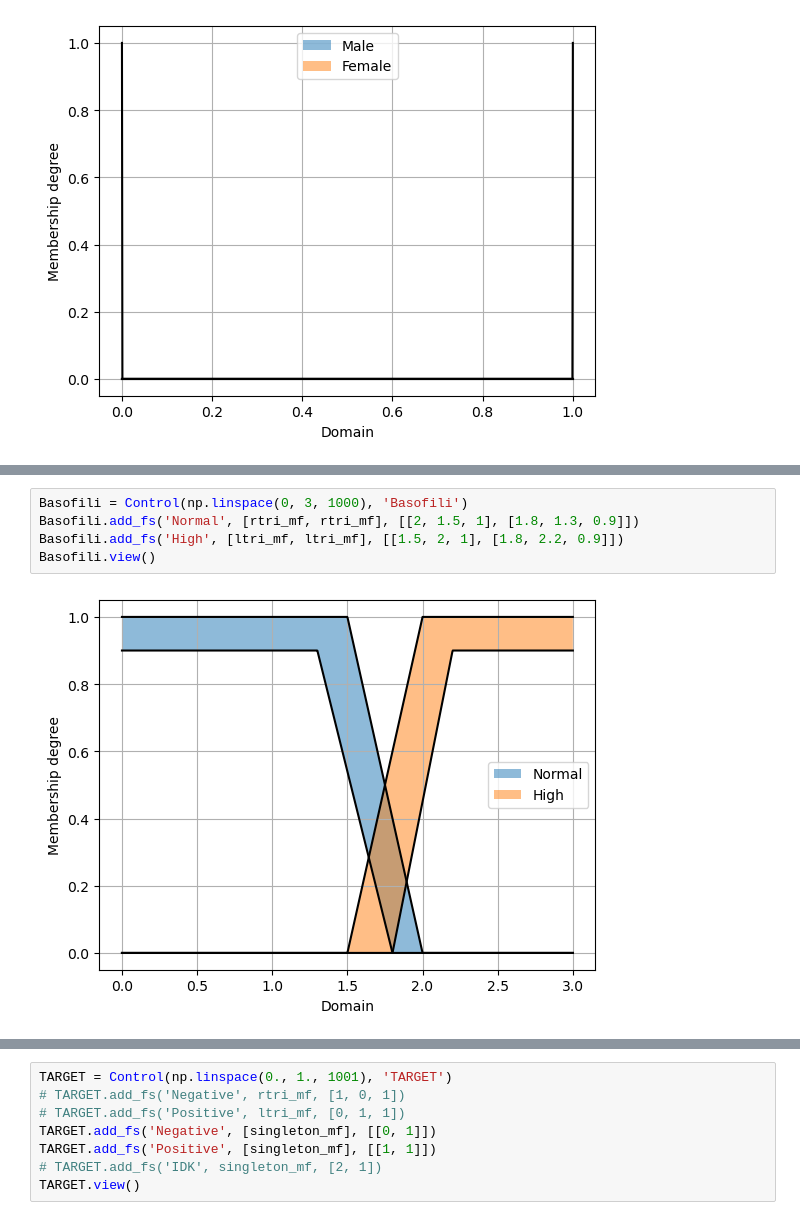
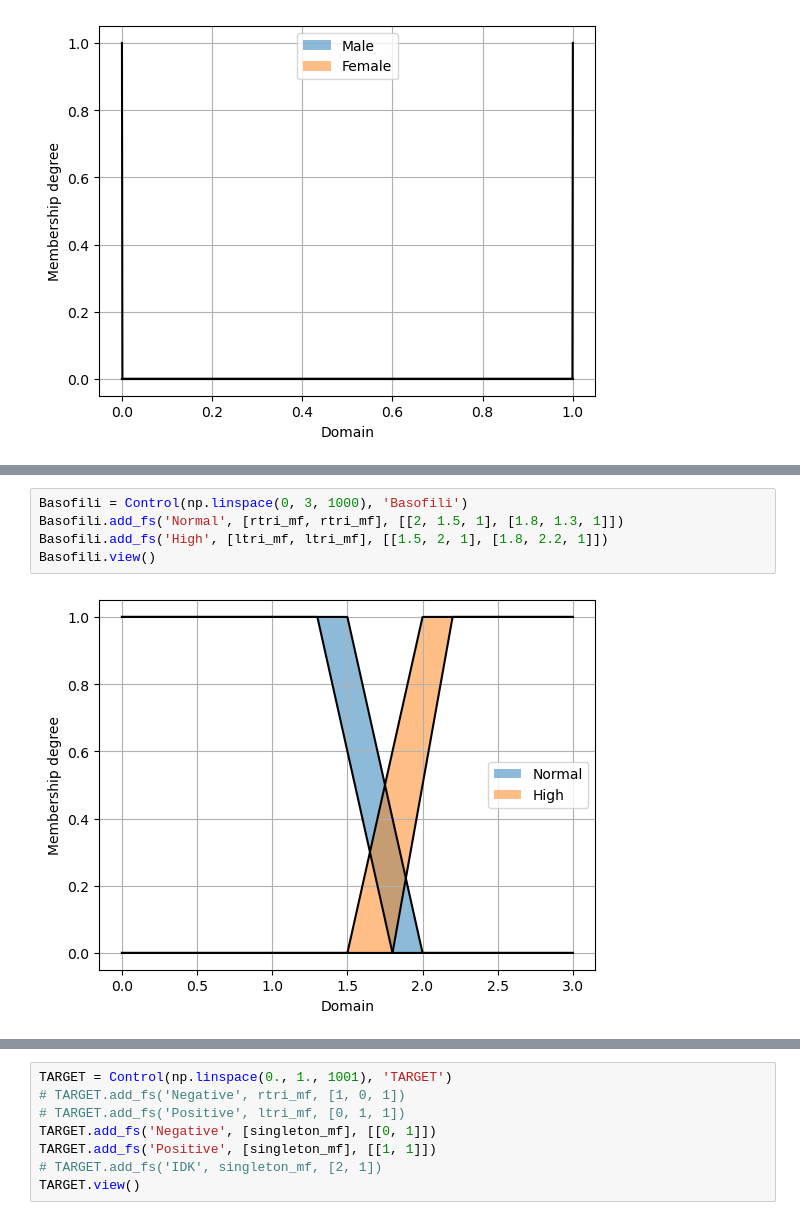
Before and after one commit to mehrbanian/fuzzy-covid-detection, a Jupyter notebook: fuzzy-rule-based-t2-pyit2fls.ipynb, the cells around one changed output, grey strips where cells are left out. Drawn from its saved outputs; the diff is of its cells as text.

```diff
--- a/fuzzy-rule-based-t2-pyit2fls.ipynb
+++ b/fuzzy-rule-based-t2-pyit2fls.ipynb
@@ -150,9 +141,9 @@ Eosinofili.view()
 # %%
 Basofili = Control(np.linspace(0, 3, 1000), 'Basofili')
-Basofili.add_fs('Normal', [rtri_mf, rtri_mf], [[2, 1.5, 1], [1.8, 1.3, 0.9]])
-Basofili.add_fs('High', [ltri_mf, ltri_mf], [[1.5, 2, 1], [1.8, 2.2, 0.9]])
+Basofili.add_fs('Normal', [rtri_mf, rtri_mf], [[2, 1.5, 1], [1.8, 1.3, 1]])
+Basofili.add_fs('High', [ltri_mf, ltri_mf], [[1.5, 2, 1], [1.8, 2.2, 1]])
 Basofili.view()
 # %% [output]
-[figure, old version]
+[figure, new version]
 # %%
 PCR = Control(np.linspace(0, 400, 1000), 'PCR')
```
Also changed, not shown: parts of 19 cells of this notebook, 2 other files.
